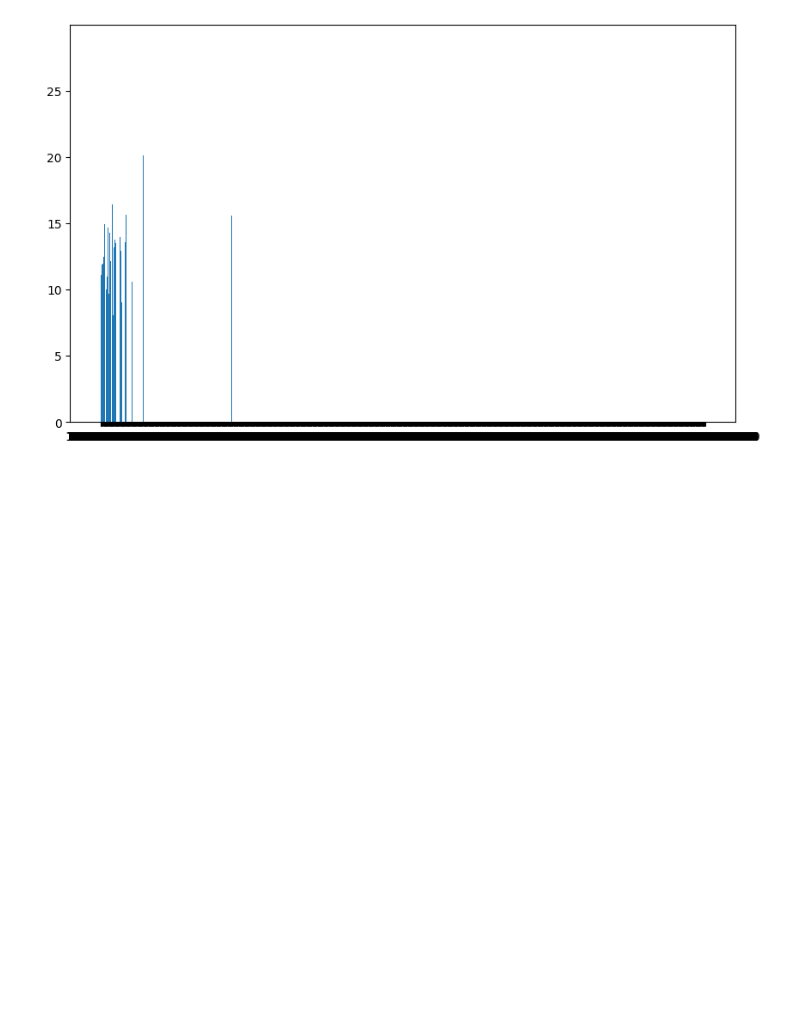
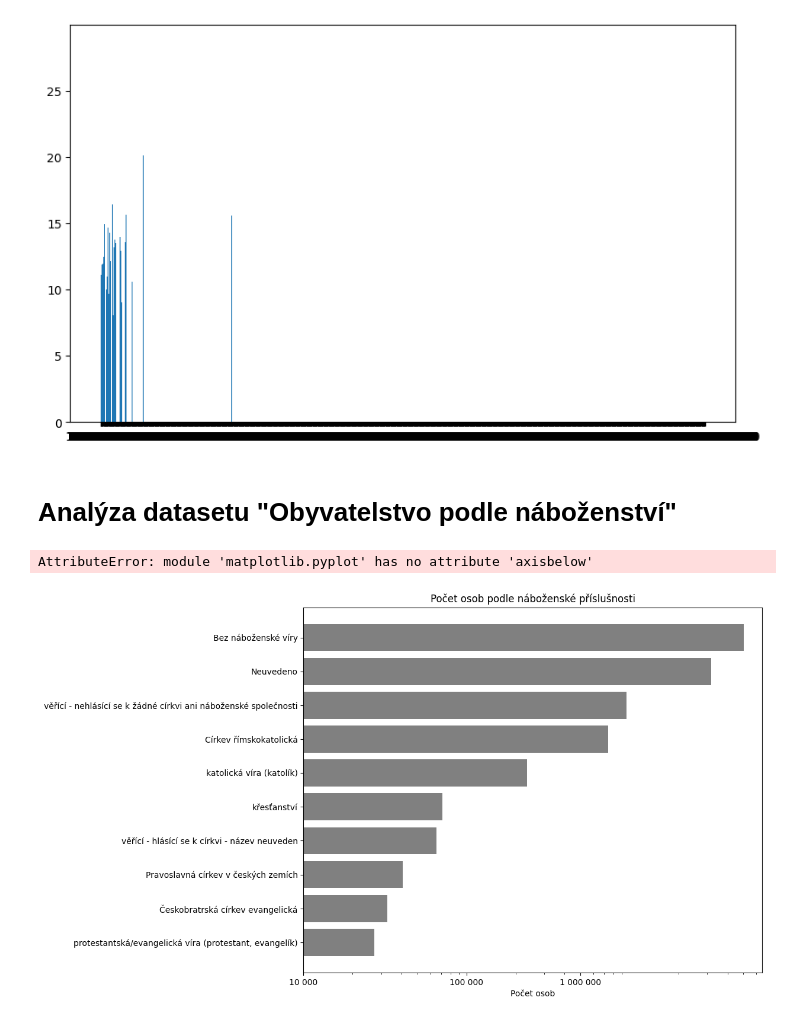
Before and after one commit to rcech44/sp_scitani_lidu, a Jupyter notebook: python_analysis/analysis.ipynb, the cells around one changed output. Cells and saved outputs as stored; diff of their text form; code cells hidden in the pictures; blank space fills up the shorter version.

```diff
--- a/python_analysis/analysis.ipynb
+++ b/python_analysis/analysis.ipynb
@@ -968,3 +1011,41 @@ plt.bar(result_df.index, result_df.values)
 # %% [output]
 <BarContainer object of 1302 artists>
 [figure]
+# %% [markdown]
+# Analýza datasetu "Obyvatelstvo podle náboženství"
+# %%
+import json
+
+# Načtení JSON s počtem obyv obcí
+with open('data/obce_kod_pocet.json') as f:
+    obce_pocty = json.load(f)['obce_kod_pocet']
+
+# Data
+categories = [
+    "Bez náboženské víry",
+    "Neuvedeno",
+    "věřící - nehlásící se k žádné církvi ani náboženské společnosti",
+    "Církev římskokatolická",
+    "katolická víra (katolík)",
+    "křesťanství",
+    "věřící - hlásící se k církvi - název neuveden",
+    "Pravoslavná církev v českých zemích",
+    "Českobratrská církev evangelická",
+    "protestantská/evangelická víra (protestant, evangelík)"
+]
+values = [5027141, 3162540, 960201, 741019, 235834, 71089, 65567, 40681, 32577, 27149]
+
+# Creating the bar chart
+plt.figure(figsize=(10, 8))
+plt.barh(categories, values, color='grey')
+plt.xlabel('Počet osob')
+plt.title('Počet osob podle náboženské příslušnosti')
+plt.gca().invert_yaxis()  # Invert y axis to have the largest group on top
+plt.xscale('log')
+plt.xticks([10000, 100000, 500000], ['10 000', '100 000', '1 000 000'])  # Custom x-axis scale units
+plt.axisbelow(True)
+plt.grid(True, which='major', linestyle='-', linewidth='0.5', color='#CCCCCC', axis='y')
+plt.show()
+# %% [output]
+AttributeError: module 'matplotlib.pyplot' has no attribute 'axisbelow'
+[figure, added]
```
Also changed, not shown: parts of 16 cells of this notebook, 2 other files.
